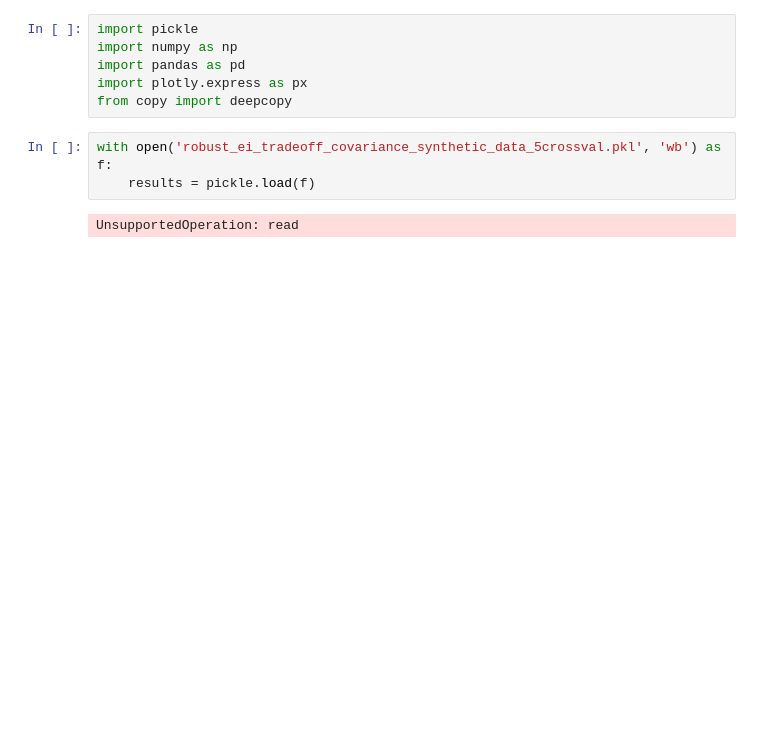
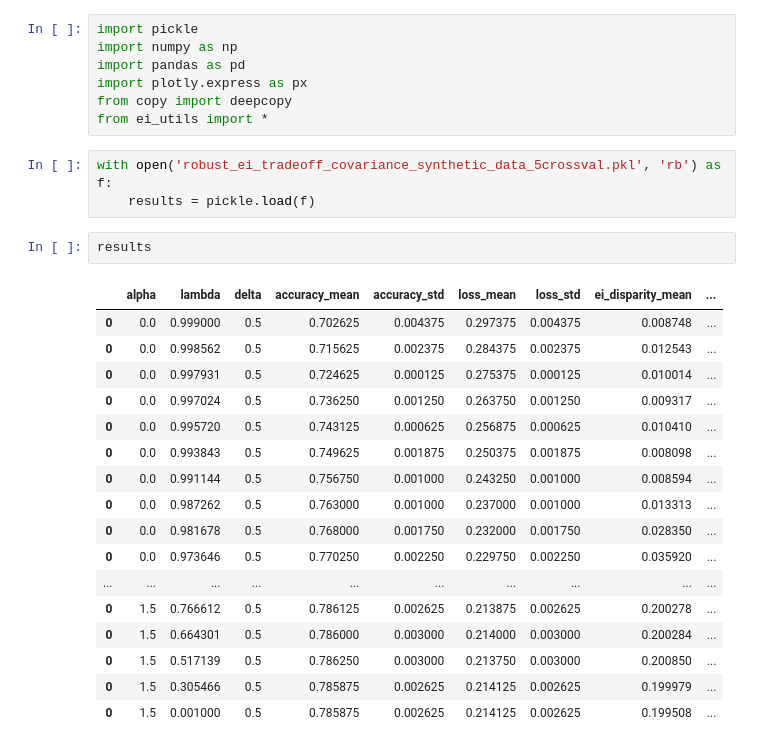
Before and after one commit to kshitij-kayastha/EqualImprovability, a Jupyter notebook: src/results.ipynb, the cells around one changed output. Saved outputs shown, nothing was run; the diff lists cells and outputs as text; blank space fills up the shorter version.

```diff
--- a/src/results.ipynb
+++ b/src/results.ipynb
@@ -4,8 +4,27 @@ import numpy as np
 import pandas as pd
 import plotly.express as px
 from copy import deepcopy
+from ei_utils import *
 # %%
-with open('robust_ei_tradeoff_covariance_synthetic_data_5crossval.pkl', 'wb') as f:
+with open('robust_ei_tradeoff_covariance_synthetic_data_5crossval.pkl', 'rb') as f:
     results = pickle.load(f)
-# %% [output]
-UnsupportedOperation: read
+# %%
+results
+# %% [output]
+|  | alpha | lambda | delta | accuracy_mean | accuracy_std | loss_mean | loss_std | ei_disparity_mean | ... |
+| 0 | 0.0 | 0.999000 | 0.5 | 0.702625 | 0.004375 | 0.297375 | 0.004375 | 0.008748 | ... |
+| 0 | 0.0 | 0.998562 | 0.5 | 0.715625 | 0.002375 | 0.284375 | 0.002375 | 0.012543 | ... |
+| 0 | 0.0 | 0.997931 | 0.5 | 0.724625 | 0.000125 | 0.275375 | 0.000125 | 0.010014 | ... |
+| 0 | 0.0 | 0.997024 | 0.5 | 0.736250 | 0.001250 | 0.263750 | 0.001250 | 0.009317 | ... |
+| 0 | 0.0 | 0.995720 | 0.5 | 0.743125 | 0.000625 | 0.256875 | 0.000625 | 0.010410 | ... |
+| 0 | 0.0 | 0.993843 | 0.5 | 0.749625 | 0.001875 | 0.250375 | 0.001875 | 0.008098 | ... |
+| 0 | 0.0 | 0.991144 | 0.5 | 0.756750 | 0.001000 | 0.243250 | 0.001000 | 0.008594 | ... |
+| 0 | 0.0 | 0.987262 | 0.5 | 0.763000 | 0.001000 | 0.237000 | 0.001000 | 0.013313 | ... |
+| 0 | 0.0 | 0.981678 | 0.5 | 0.768000 | 0.001750 | 0.232000 | 0.001750 | 0.028350 | ... |
+| 0 | 0.0 | 0.973646 | 0.5 | 0.770250 | 0.002250 | 0.229750 | 0.002250 | 0.035920 | ... |
+| ... | ... | ... | ... | ... | ... | ... | ... | ... | ... |
+| 0 | 1.5 | 0.766612 | 0.5 | 0.786125 | 0.002625 | 0.213875 | 0.002625 | 0.200278 | ... |
+| 0 | 1.5 | 0.664301 | 0.5 | 0.786000 | 0.003000 | 0.214000 | 0.003000 | 0.200284 | ... |
+| 0 | 1.5 | 0.517139 | 0.5 | 0.786250 | 0.003000 | 0.213750 | 0.003000 | 0.200850 | ... |
+| 0 | 1.5 | 0.305466 | 0.5 | 0.785875 | 0.002625 | 0.214125 | 0.002625 | 0.199979 | ... |
+| 0 | 1.5 | 0.001000 | 0.5 | 0.785875 | 0.002625 | 0.214125 | 0.002625 | 0.199508 | ... |
```
Also changed, not shown: parts of 2 cells of this notebook, 8 other files.
